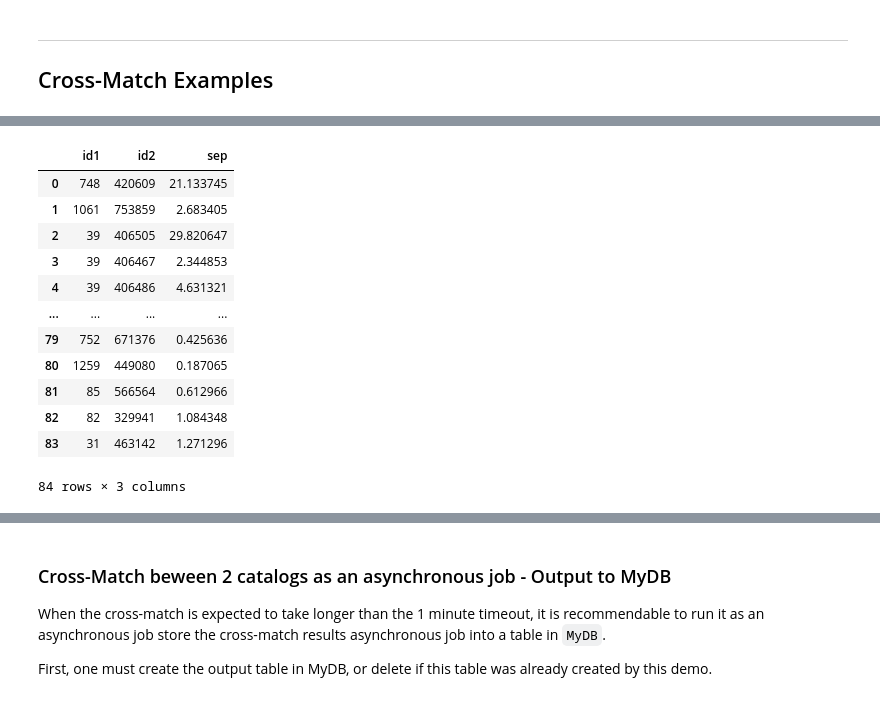
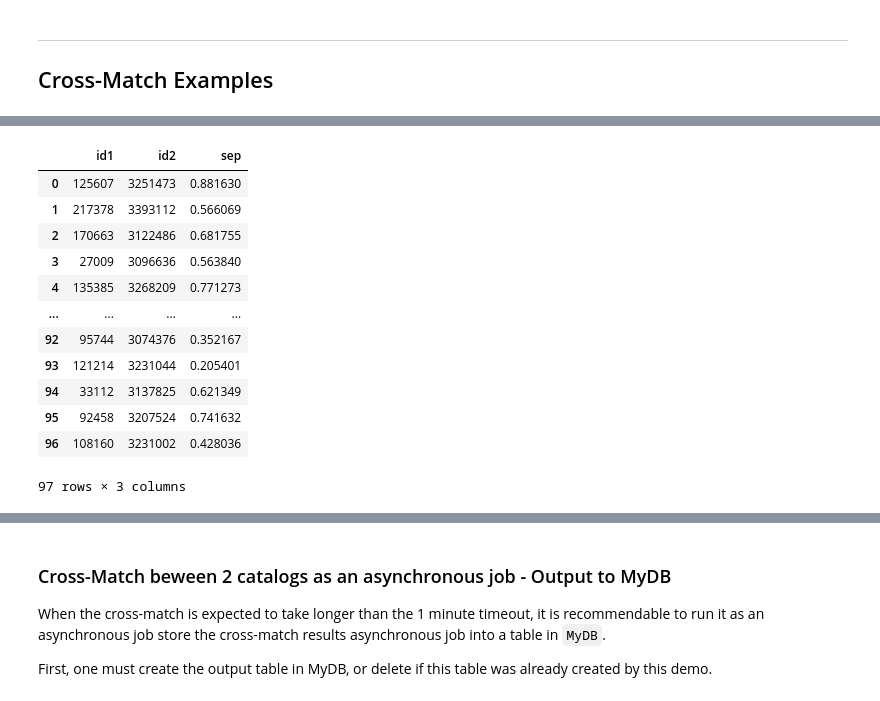
Before and after one commit to sciserver/SQLxMatch, a Jupyter notebook: demo/SQLxMatch_CasJobs_demo.ipynb, the cells around one changed output, grey strips where cells are left out. Cells and saved outputs as stored; diff of their text form; code cells hidden in the pictures.

```diff
--- a/demo/SQLxMatch_CasJobs_demo.ipynb
+++ b/demo/SQLxMatch_CasJobs_demo.ipynb
@@ -155,10 +156,10 @@ We can retrieve the cross-match output table as a Pandas dataframe by using the
 %%time
 
 sql = f"""
-EXECUTE SQLxMatch @table1='FUSE_PhotoObjAll', @table2='FIRST_PhotoObjAll', @radius={radius}
+EXECUTE SQLxMatch @table1='IRAS_PhotoObj', @table2='AKARI_FIS', @radius=1
 
--- Note that we could be more explicit by specifying the columns names, but that was not needed:
---EXECUTE SQLxMatch @table1='FUSE_PhotoObjAll', @id_col1='objid', @ra_col1='ra', @dec_col1='dec',  @table2='FIRST_PhotoObjAll', @radius={radius}
+-- Note that we could be more explicit by specifying the columns names, but that was not needed.
+--EXECUTE SQLxMatch @table1='IRAS_PhotoObj', @id_col1='objid', @ra_col1='ra', @dec_col1='dec',  @table2='AKARI_FIS', @radius={radius}
 """
 
 df = cj.executeQuery(sql, context="xmatch")
@@ -171,16 +172,16 @@ Wall time: 5.52 s
 |  | id1 | id2 | sep |
-| 0 | 748 | 420609 | 21.133745 |
-| 1 | 1061 | 753859 | 2.683405 |
-| 2 | 39 | 406505 | 29.820647 |
-| 3 | 39 | 406467 | 2.344853 |
-| 4 | 39 | 406486 | 4.631321 |
+| 0 | 125607 | 3251473 | 0.881630 |
+| 1 | 217378 | 3393112 | 0.566069 |
+| 2 | 170663 | 3122486 | 0.681755 |
+| 3 | 27009 | 3096636 | 0.563840 |
+| 4 | 135385 | 3268209 | 0.771273 |
 | ... | ... | ... | ... |
-| 79 | 752 | 671376 | 0.425636 |
-| 80 | 1259 | 449080 | 0.187065 |
-| 81 | 85 | 566564 | 0.612966 |
-| 82 | 82 | 329941 | 1.084348 |
-| 83 | 31 | 463142 | 1.271296 |
+| 92 | 95744 | 3074376 | 0.352167 |
+| 93 | 121214 | 3231044 | 0.205401 |
+| 94 | 33112 | 3137825 | 0.621349 |
+| 95 | 92458 | 3207524 | 0.741632 |
+| 96 | 108160 | 3231002 | 0.428036 |
-84 rows × 3 columns
+97 rows × 3 columns
 # %% [markdown]
 ### Cross-matching two filtered catalogs - Pandas DataFrame output
 
```
Also changed, not shown: parts of 11 cells of this notebook, 3 other files.
